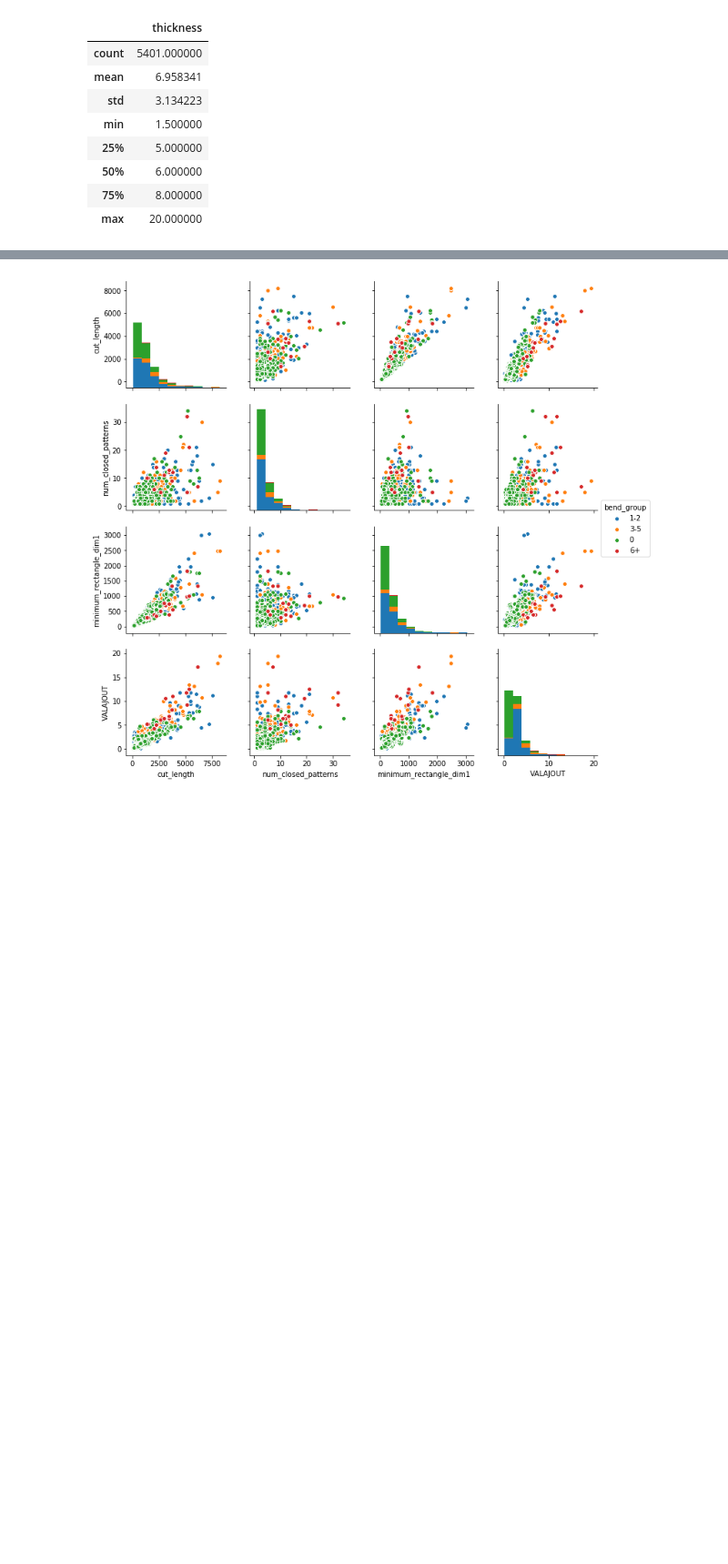
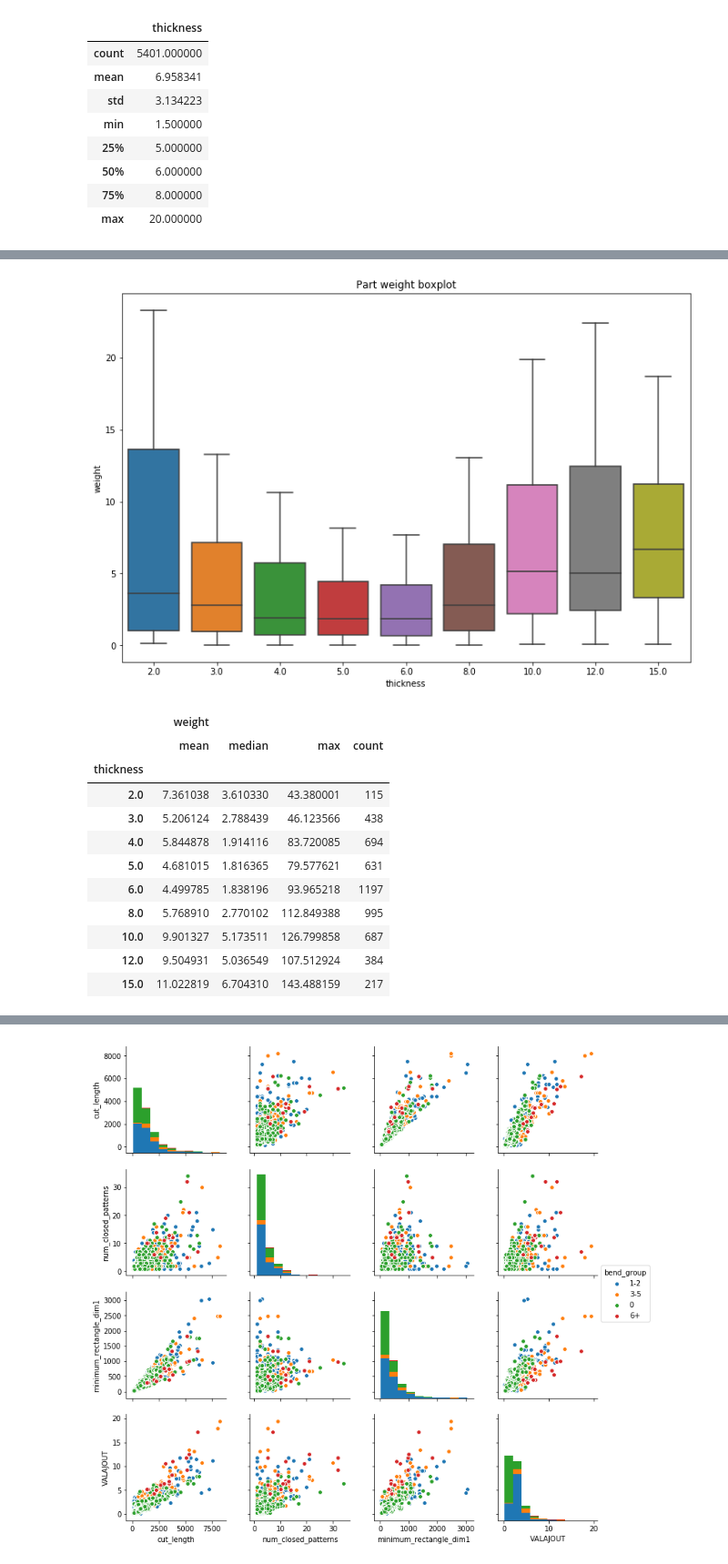
Before and after one commit to rudloffl/sheet-metal-cost-calculator, a Jupyter notebook: Y1 - Notebooks/B1 - data exploration.ipynb, the cells around one changed output, grey strips where cells are left out. Shown at 91% size. Drawn from its saved outputs; the diff is of its cells as text; code cells hidden in the pictures; blank space fills up the shorter version.

```diff
--- a/Y1 - Notebooks/B1 - data exploration.ipynb
+++ b/Y1 - Notebooks/B1 - data exploration.ipynb
@@ -1069,0 +1104,34 @@ plt.show()
+# %%
+minocc = 50
+todrop = []
+df = Kset.groupby('thickness').count()
+for index, occ in df.iterrows():
+    if occ.COART <= minocc:
+        #print(occ.COART)
+        todrop.append(index)
+        #print(index, 'will be dropped')
+df=Kset
+for thickness in todrop:
+    df = df[df['thickness'] != thickness]
+
+
+fig, ax = plt.subplots(figsize=(12,8))
+sns.boxplot(x='thickness', y='weight', data=df, dodge=False, sym='', whis=1)
+plt.title('Part weight boxplot')
+plt.show()
+
+df.groupby('thickness')[['weight']].agg(['mean', 'median', 'max', 'count'])
+# %% [output]
+[figure, added]
+|  | weight |  |  |  |
+|  | mean | median | max | count |
+| thickness |  |  |  |  |
+| 2.0 | 7.361038 | 3.610330 | 43.380001 | 115 |
+| 3.0 | 5.206124 | 2.788439 | 46.123566 | 438 |
+| 4.0 | 5.844878 | 1.914116 | 83.720085 | 694 |
+| 5.0 | 4.681015 | 1.816365 | 79.577621 | 631 |
+| 6.0 | 4.499785 | 1.838196 | 93.965218 | 1197 |
+| 8.0 | 5.768910 | 2.770102 | 112.849388 | 995 |
+| 10.0 | 9.901327 | 5.173511 | 126.799858 | 687 |
+| 12.0 | 9.504931 | 5.036549 | 107.512924 | 384 |
+| 15.0 | 11.022819 | 6.704310 | 143.488159 | 217 |
```
Also changed, not shown: parts of 26 cells of this notebook, 6 other files.
